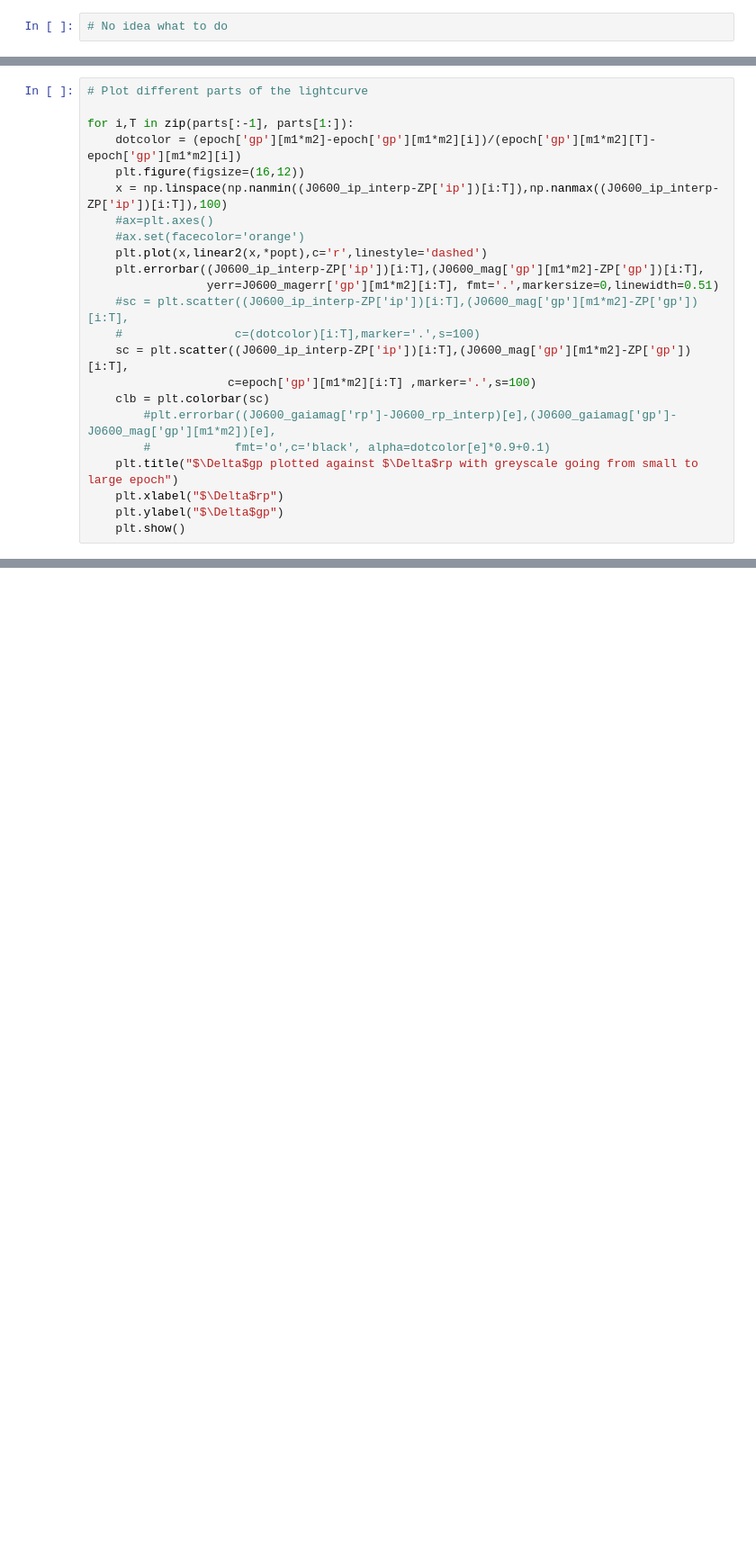
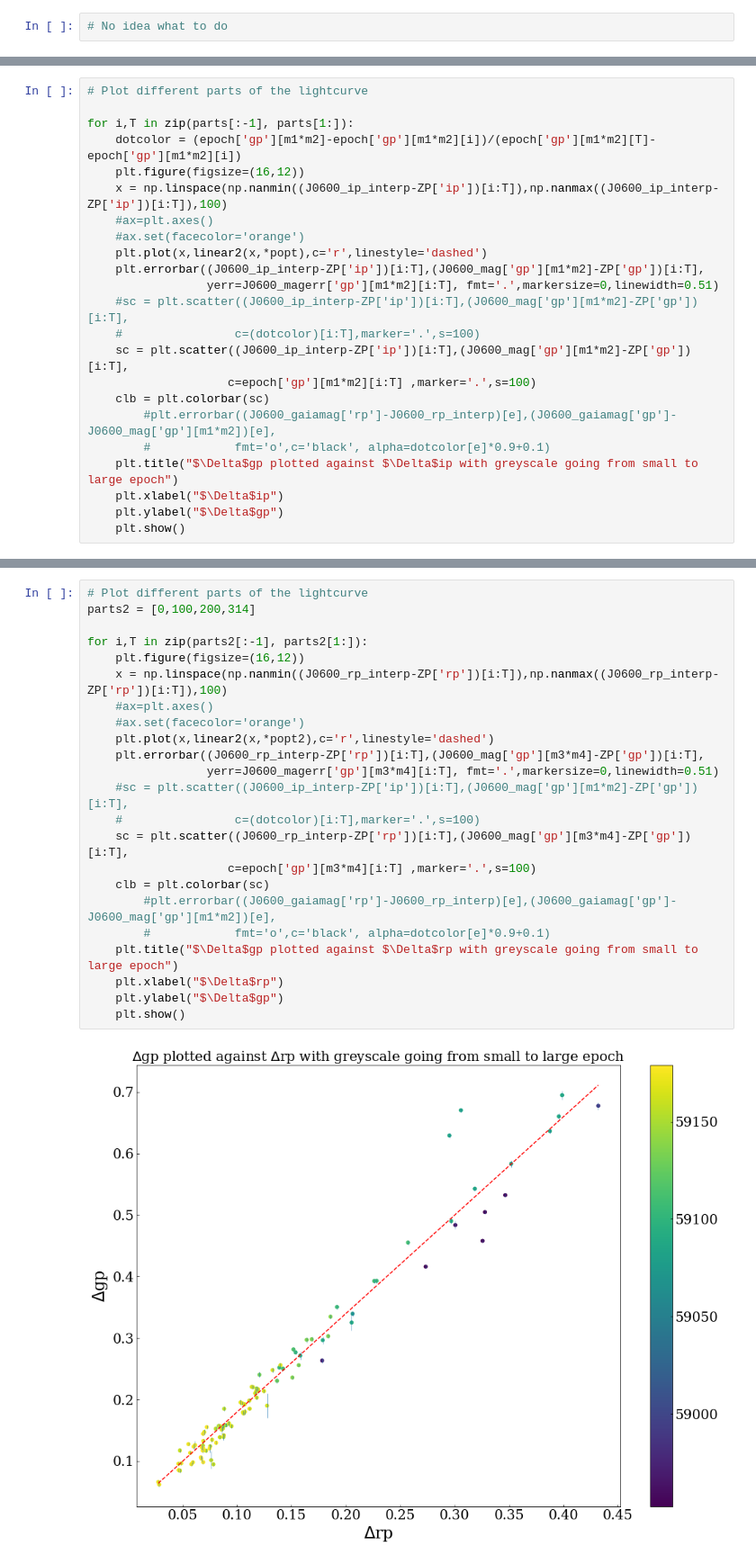
Before and after one commit to BartOuwehand/BRPJ0600, a Jupyter notebook: Differential photometry.ipynb, the cells around one changed output, grey strips where cells are left out. Shown at 90% size. Saved outputs shown, nothing was run; the diff lists cells and outputs as text; blank space fills up the shorter version.

```diff
--- a/Differential photometry.ipynb
+++ b/Differential photometry.ipynb
@@ -719,8 +724,8 @@ for i,T in zip(parts[:-1], parts[1:]):
     clb = plt.colorbar(sc)
         #plt.errorbar((J0600_gaiamag['rp']-J0600_rp_interp)[e],(J0600_gaiamag['gp']-J0600_mag['gp'][m1*m2])[e],
         #            fmt='o',c='black', alpha=dotcolor[e]*0.9+0.1)
-    plt.title("$\Delta$gp plotted against $\Delta$rp with greyscale going from small to large epoch")
-    plt.xlabel("$\Delta$rp")
+    plt.title("$\Delta$gp plotted against $\Delta$ip with greyscale going from small to large epoch")
+    plt.xlabel("$\Delta$ip")
     plt.ylabel("$\Delta$gp")
     plt.show()
 # %% [output]
@@ -730,0 +740,25 @@ for i,T in zip(parts[:-1], parts[1:]):
+# %%
+# Plot different parts of the lightcurve
+parts2 = [0,100,200,314]
+
+for i,T in zip(parts2[:-1], parts2[1:]):
+    plt.figure(figsize=(16,12))
+    x = np.linspace(np.nanmin((J0600_rp_interp-ZP['rp'])[i:T]),np.nanmax((J0600_rp_interp-ZP['rp'])[i:T]),100)
+    #ax=plt.axes()
+    #ax.set(facecolor='orange')
+    plt.plot(x,linear2(x,*popt2),c='r',linestyle='dashed')
+    plt.errorbar((J0600_rp_interp-ZP['rp'])[i:T],(J0600_mag['gp'][m3*m4]-ZP['gp'])[i:T],
+                 yerr=J0600_magerr['gp'][m3*m4][i:T], fmt='.',markersize=0,linewidth=0.51)
+    #sc = plt.scatter((J0600_ip_interp-ZP['ip'])[i:T],(J0600_mag['gp'][m1*m2]-ZP['gp'])[i:T],
+    #                c=(dotcolor)[i:T],marker='.',s=100)
+    sc = plt.scatter((J0600_rp_interp-ZP['rp'])[i:T],(J0600_mag['gp'][m3*m4]-ZP['gp'])[i:T],
+                    c=epoch['gp'][m3*m4][i:T] ,marker='.',s=100)
+    clb = plt.colorbar(sc)
+        #plt.errorbar((J0600_gaiamag['rp']-J0600_rp_interp)[e],(J0600_gaiamag['gp']-J0600_mag['gp'][m1*m2])[e],
+        #            fmt='o',c='black', alpha=dotcolor[e]*0.9+0.1)
+    plt.title("$\Delta$gp plotted against $\Delta$rp with greyscale going from small to large epoch")
+    plt.xlabel("$\Delta$rp")
+    plt.ylabel("$\Delta$gp")
+    plt.show()
+# %% [output]
+[figure, added]
```
Also changed, not shown: parts of 6 cells of this notebook.
